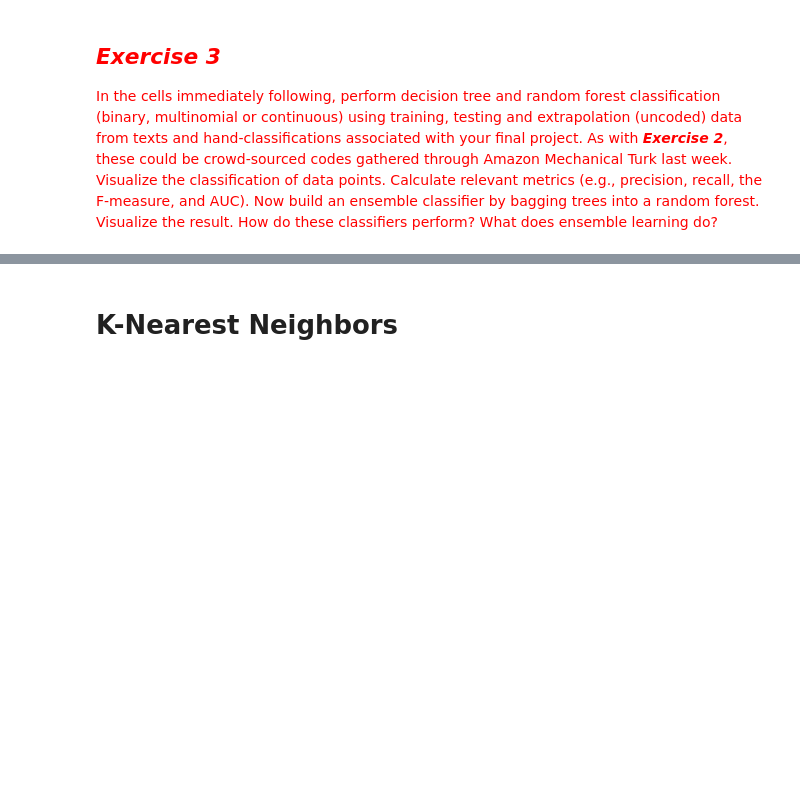
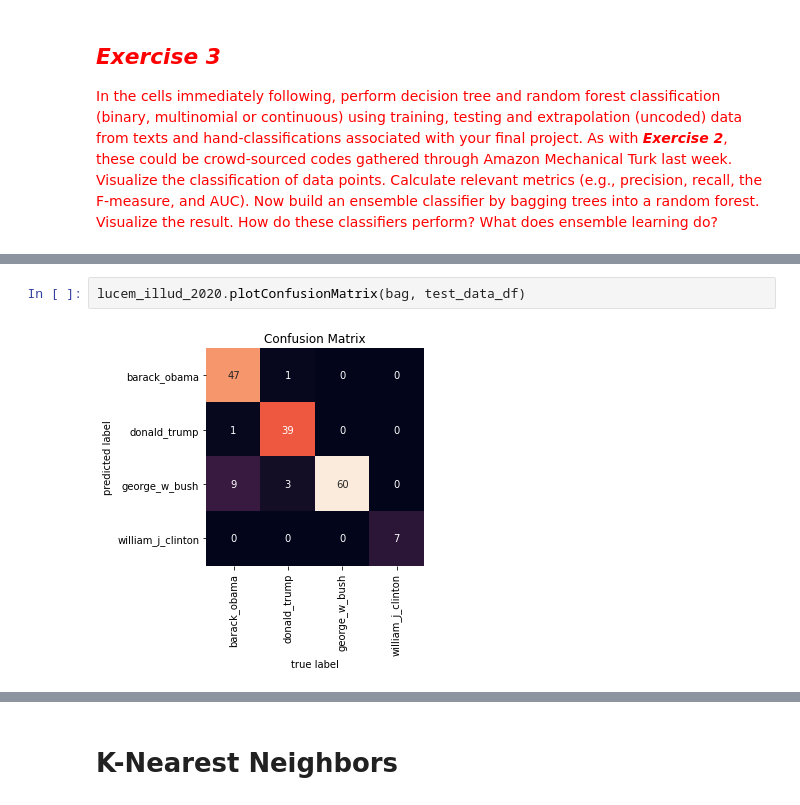
Before and after one commit to lilygrier/Homework-Notebooks, a Jupyter notebook: week-4/4-Classification_lilygrier.ipynb, the cells around one changed output, grey strips where cells are left out. Cells and saved outputs as stored; diff of their text form; blank space fills up the shorter version.

```diff
--- a/week-4/4-Classification_lilygrier.ipynb
+++ b/week-4/4-Classification_lilygrier.ipynb
@@ -1365,0 +1522,4 @@ lucem_illud_2020.plotConfusionMatrix(bag, df_exampleTree_test)
+# %%
+lucem_illud_2020.plotConfusionMatrix(bag, test_data_df)
+# %% [output]
+[figure, added]
```
Also changed, not shown: parts of 55 cells of this notebook.
